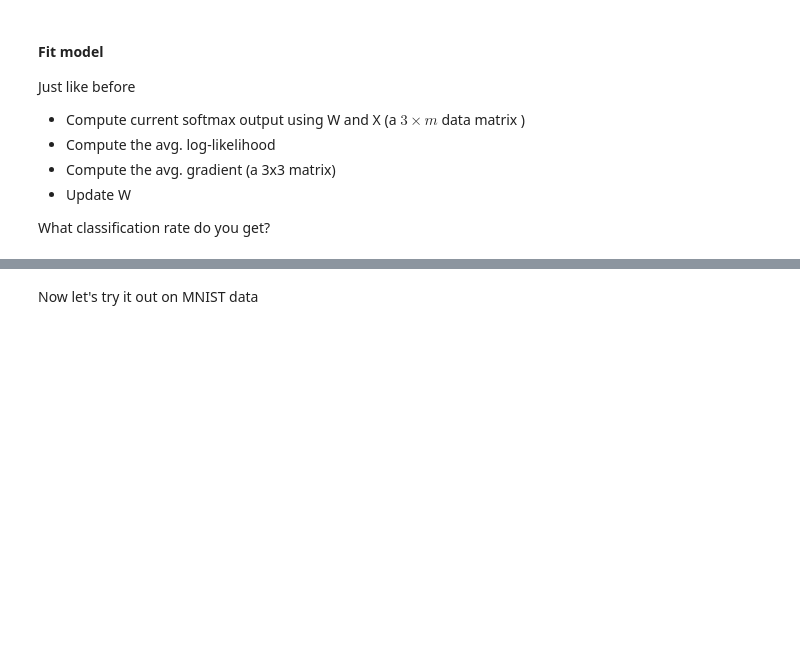
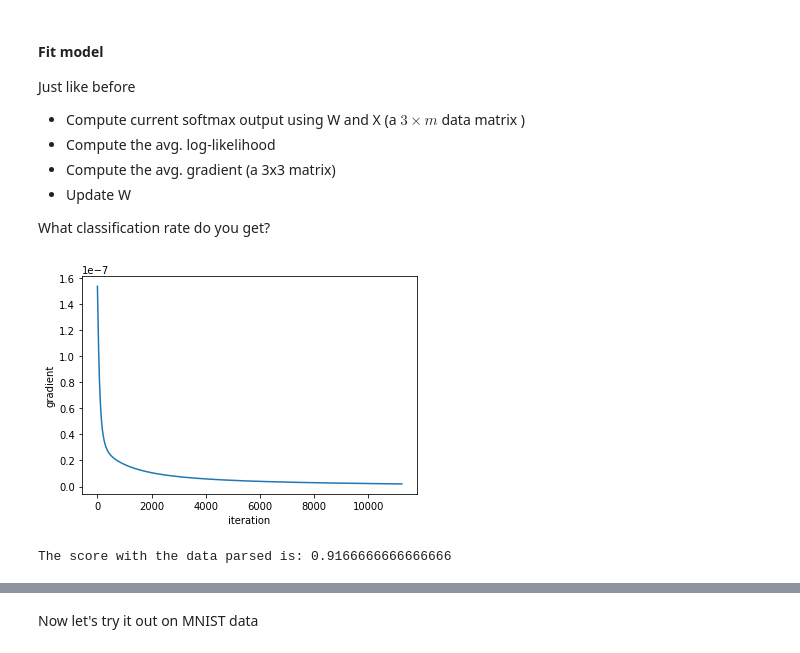
Before and after one commit to dscho15/deep-learning-course, a Jupyter notebook: Lecture2.ipynb, the cells around one changed output, grey strips where cells are left out. Saved outputs shown, nothing was run; the diff lists cells and outputs as text; code cells hidden in the pictures; blank space fills up the shorter version.

```diff
--- a/Lecture2.ipynb
+++ b/Lecture2.ipynb
@@ -150,0 +149,51 @@ What classification rate do you get?
+# %%
+# one_hot encoding
+y = np.zeros((3, 300))
+y[0,    :100] = 1
+y[1, 100:200] = 1
+y[2, 200:300] = 1
+
+# set: [1 : x-val]
+x = np.ones((3, 300))
+x[1:,   :100] = c0
+x[1:,100:200] = c1
+x[1:,200:300] = c2
+
+# random weights
+w = np.random.rand(3, 3)
+# %%
+# The softmax function
+def softmax(x):
+    e_x = np.exp(x - np.max(x, axis=0))
+    return e_x / np.sum(e_x, axis=0)
+
+def grad(X, Y, Y_hat):
+    return X @ (Y - Y_hat).T
+# %%
+lr = 0.00002
+
+y_hat = softmax(w.T @ x)
+gradient = grad(x, y, y_hat)
+
+grad_list = []
+
+while np.linalg.norm(gradient*lr, ord='fro') > 0.0001:
+  y_hat = softmax(w.T @ x)
+  gradient = grad(x, y, y_hat)
+  w = w + lr*gradient
+  grad_list.append(np.linalg.norm(gradient*lr, ord='fro'))
+# %%
+# Scatter plot of the gradients versus iterations
+plt.figure(2)
+plt.plot(np.array(grad_list)*lr)
+plt.xlabel('iteration')
+plt.ylabel('gradient')
+plt.show()
+# %% [output]
+[figure, added]
+# %%
+y_hat = softmax(w.T @ x)
+score = np.sum(np.argmax(y_hat, axis = 0) == np.argmax(y, axis = 0))/y.shape[1]
+print("The score with the data parsed is: %s"%(score))
+# %% [output]
+The score with the data parsed is: 0.9166666666666666
```
Also changed, not shown: parts of 8 cells of this notebook.
